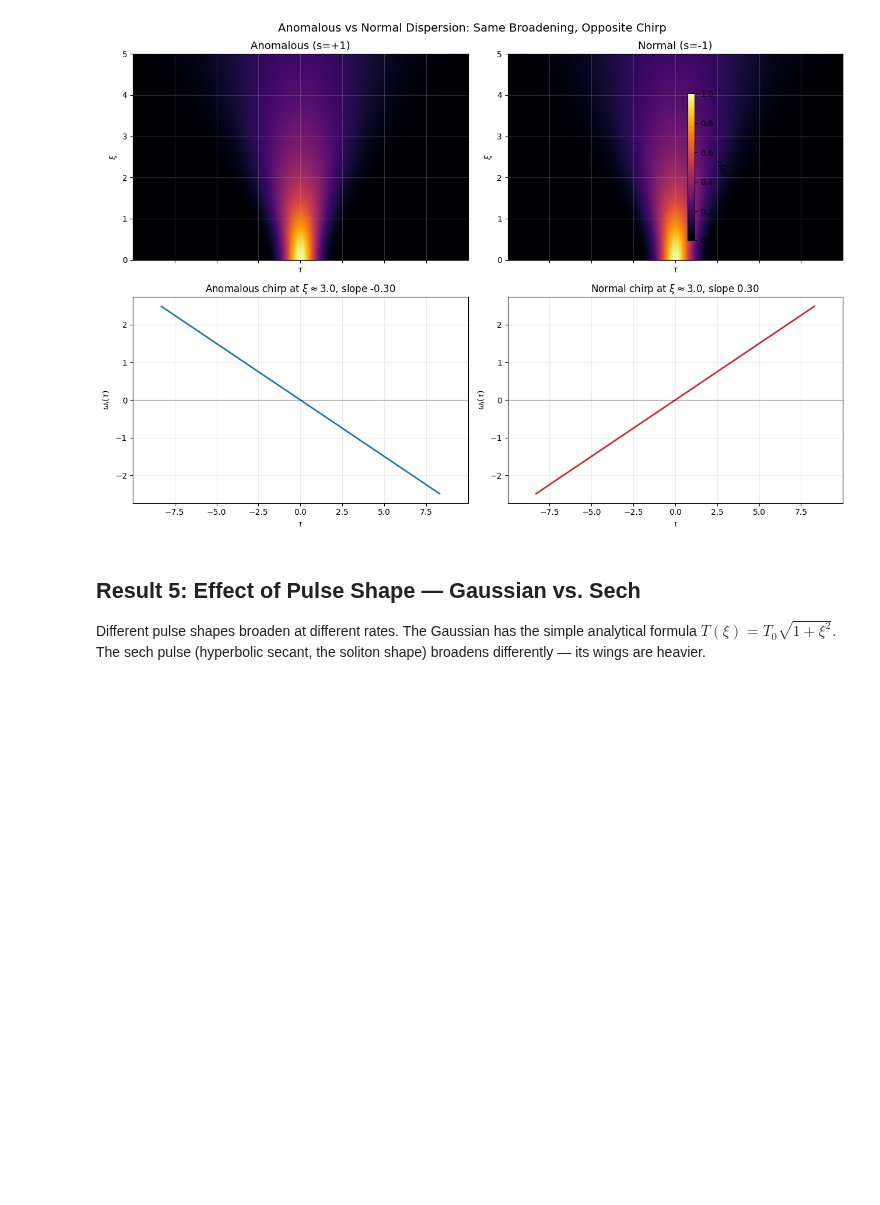
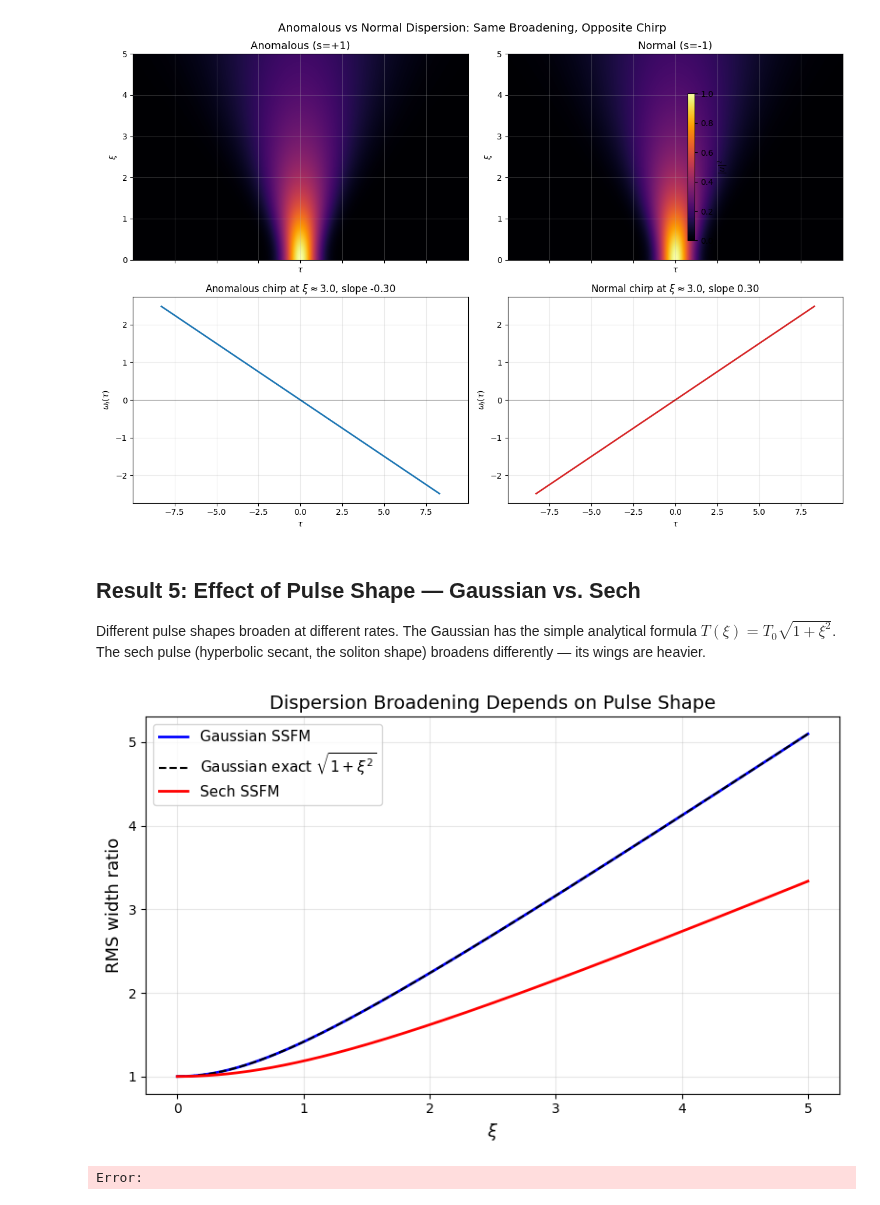
Before and after one commit to abbas-ahmad-cowlar/split-step-fourier-nlse, a Jupyter notebook: notebooks/01_dispersion.ipynb, the cells around one changed output. Drawn from its saved outputs; the diff is of its cells as text; code cells hidden in the pictures; blank space fills up the shorter version.

Commit message:
Simulate 01 dispersion propagation

```diff
--- a/notebooks/01_dispersion.ipynb
+++ b/notebooks/01_dispersion.ipynb
@@ -310,3 +310,27 @@ plt.show()
 Different pulse shapes broaden at different rates. The Gaussian has the simple analytical
 formula $T(\xi) = T_0\sqrt{1+\xi^2}$. The sech pulse (hyperbolic secant, the soliton
 shape) broadens differently — its wings are heavier.
+# %%
+u0_sech = sech_pulse(tau)
+xi_arr_sech, u_hist_sech = ssfm_propagate(
+    u0_sech, tau, omega, xi_max=xi_max, N_z=N_z, s=1, N_sq=0.0
+)
+widths_sech = np.array([rms_width(u, tau, dtau) for u in u_hist_sech])
+width_ratio_sech = widths_sech / widths_sech[0]
+
+fig, ax = plt.subplots(figsize=(8, 5))
+ax.plot(xi_arr, width_ratio, 'b-', linewidth=2, label='Gaussian SSFM')
+ax.plot(xi_arr, width_exact, 'k--', linewidth=1.5,
+        label=r'Gaussian exact $\sqrt{1+\xi^2}$')
+ax.plot(xi_arr_sech, width_ratio_sech, 'r-', linewidth=2, label='Sech SSFM')
+ax.set_xlabel(r'$\xi$', fontsize=13)
+ax.set_ylabel('RMS width ratio', fontsize=13)
+ax.set_title('Dispersion Broadening Depends on Pulse Shape', fontsize=14)
+ax.legend(fontsize=11)
+ax.grid(True, alpha=0.3)
+fig.tight_layout()
+save_figure(fig, FIG_DIR / "nb01_gaussian_vs_sech.png")
+plt.show()
+# %% [output]
+[figure, added]
+Error:
```
